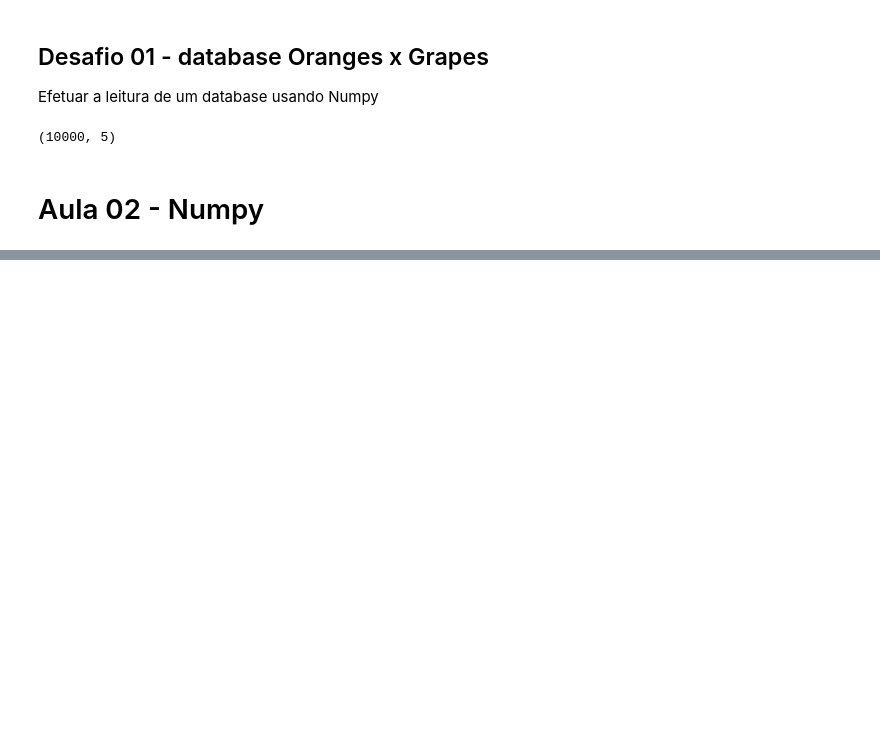
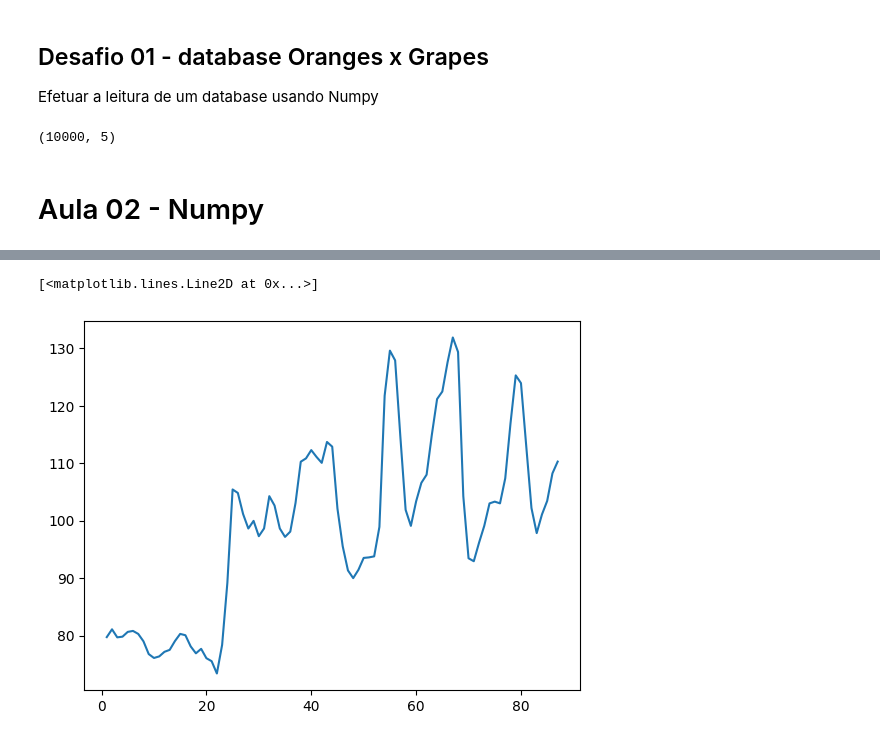
Before and after one commit to Ygor-Amaro/Alura_NumPy_analise_numerica_eficiente_com_Python, a Jupyter notebook: Alura_NumPy_análise_numérica_eficiente_com_Python.ipynb, the cells around one changed output, grey strips where cells are left out. Saved outputs shown, nothing was run; the diff lists cells and outputs as text; code cells hidden in the pictures; blank space fills up the shorter version.

```diff
--- a/Alura_NumPy_análise_numérica_eficiente_com_Python.ipynb
+++ b/Alura_NumPy_análise_numérica_eficiente_com_Python.ipynb
@@ -56,0 +74,3 @@ db_desafio.shape
+# %%
+precos = dado_transposto[:,1:6]
+precos
@@ -56,0 +97,7 @@ db_desafio.shape
+# %%
+datas = np.arange(1,88,1)
+# %%
+plt.plot(datas, precos[:,0])
+# %% [output]
+[<matplotlib.lines.Line2D at 0x...>]
+[figure, added]
```
Also changed, not shown: parts of 18 cells of this notebook.
